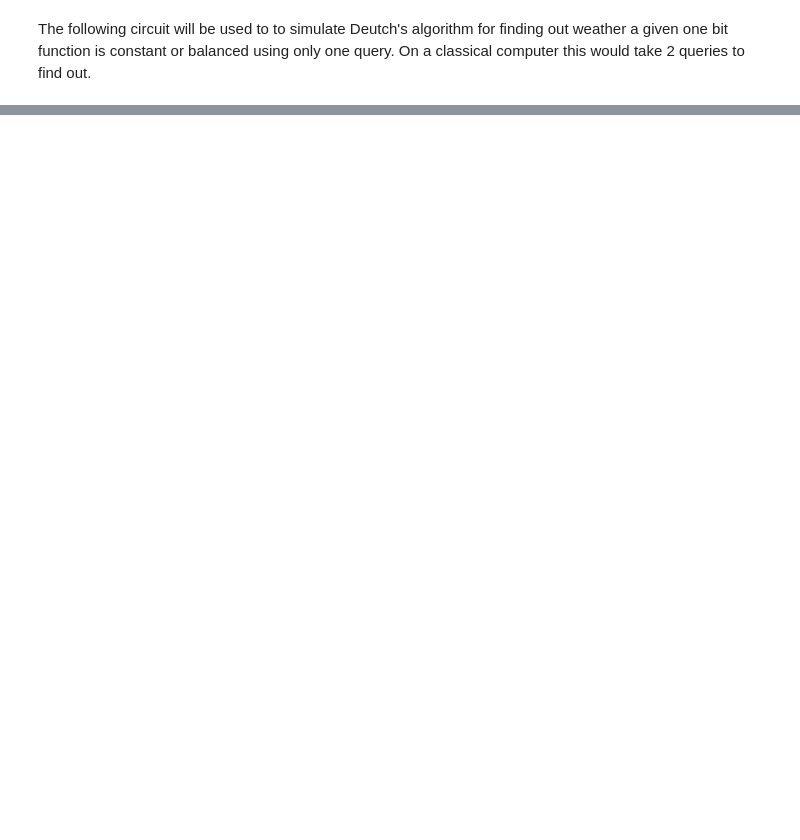
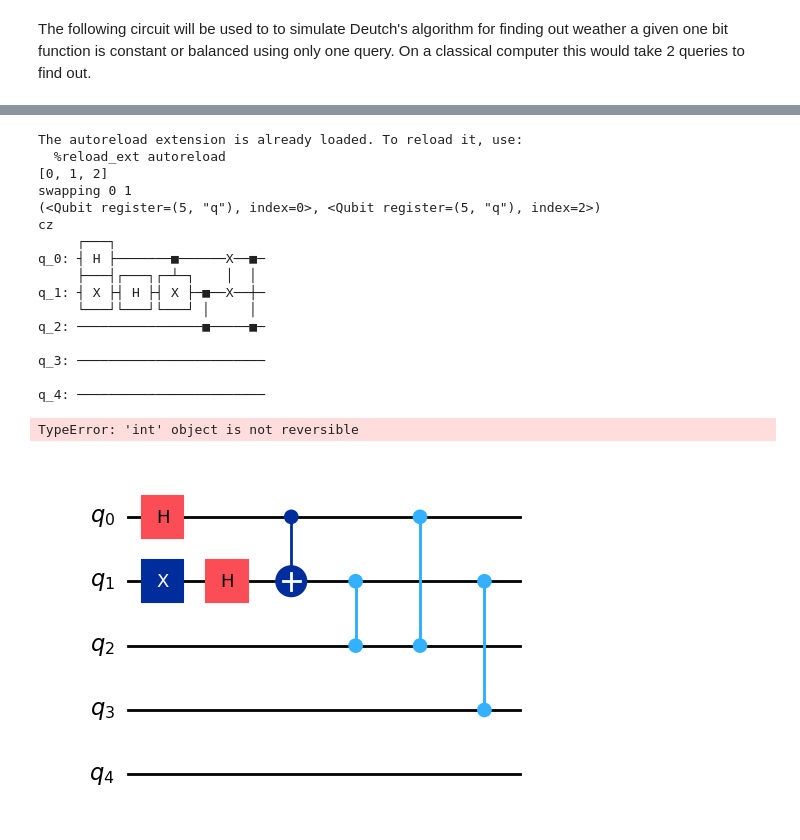
Before and after one commit to Sanj224/quantum-circuit-optimiser, a Jupyter notebook: notebooks/Documentation/simpleCircuits.ipynb, the cells around one changed output, grey strips where cells are left out. Cells and saved outputs as stored; diff of their text form; code cells hidden in the pictures; blank space fills up the shorter version.

```diff
--- a/notebooks/Documentation/simpleCircuits.ipynb
+++ b/notebooks/Documentation/simpleCircuits.ipynb
@@ -80,0 +80,46 @@ qc.draw("mpl")
+# %%
+%load_ext autoreload
+%autoreload 2
+%reload_ext autoreload
+
+#Get jupyter to display more then one diagrams
+from IPython.display import display
+# Make sure you're using the right magic
+%matplotlib inline
+# or %matplotlib widget
+
+qc1 = QuantumCircuit(5,0)
+qc1.h(0)
+qc1.x(1)
+qc1.h(1)
+qc1.cx(0,1)
+qc1.cz(1,2)
+qc1.cz(0,2)
+qc1.cz(3,1)
+
+qc1.draw("mpl")
+from quantum_optimiser import integration
+from quantum_optimiser.multimetric import metrics
+from quantum_optimiser.hardware_aware import hardware_map
+
+
+print(hardware_map.linkedHardware.make_compatible(qc1))
+# %% [output]
+The autoreload extension is already loaded. To reload it, use:
+  %reload_ext autoreload
+[0, 1, 2]
+swapping 0 1
+(<Qubit register=(5, "q"), index=0>, <Qubit register=(5, "q"), index=2>)
+cz
+     ┌───┐
+q_0: ┤ H ├───────■──────X──■─
+     ├───┤┌───┐┌─┴─┐    │  │
+q_1: ┤ X ├┤ H ├┤ X ├─■──X──┼─
+     └───┘└───┘└───┘ │     │
+q_2: ────────────────■─────■─
+
+q_3: ────────────────────────
+
+q_4: ────────────────────────
+TypeError: 'int' object is not reversible
+[figure, added]
```
Also changed, not shown: parts of 3 cells of this notebook, 4 other files.
